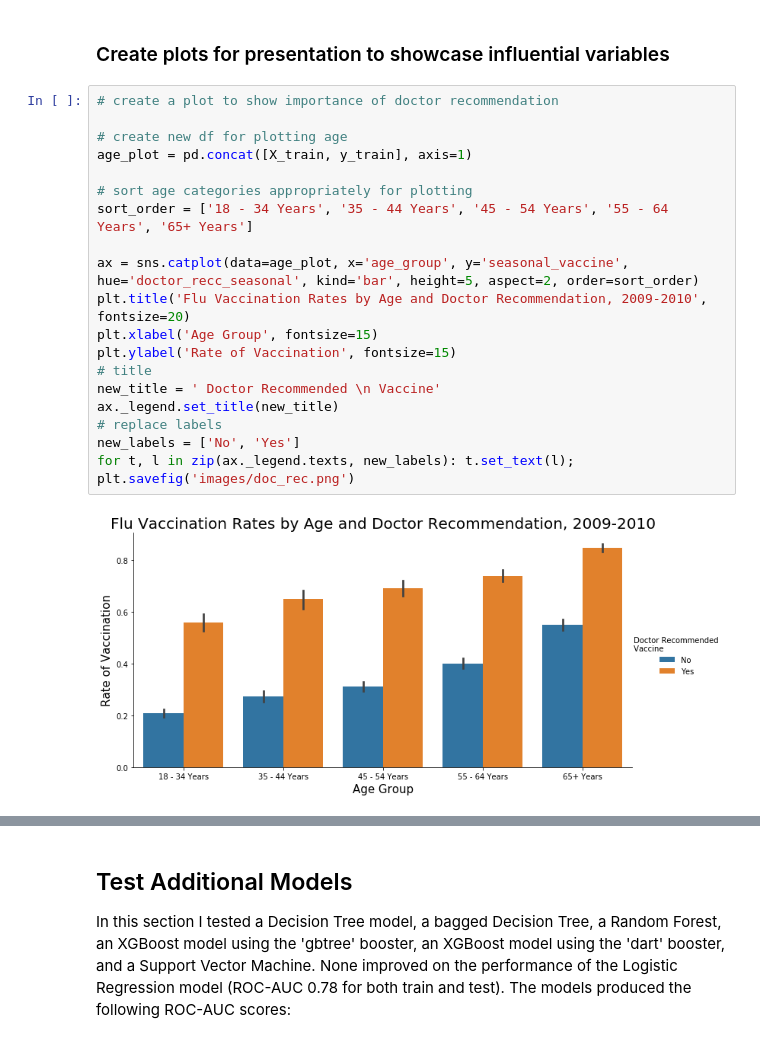
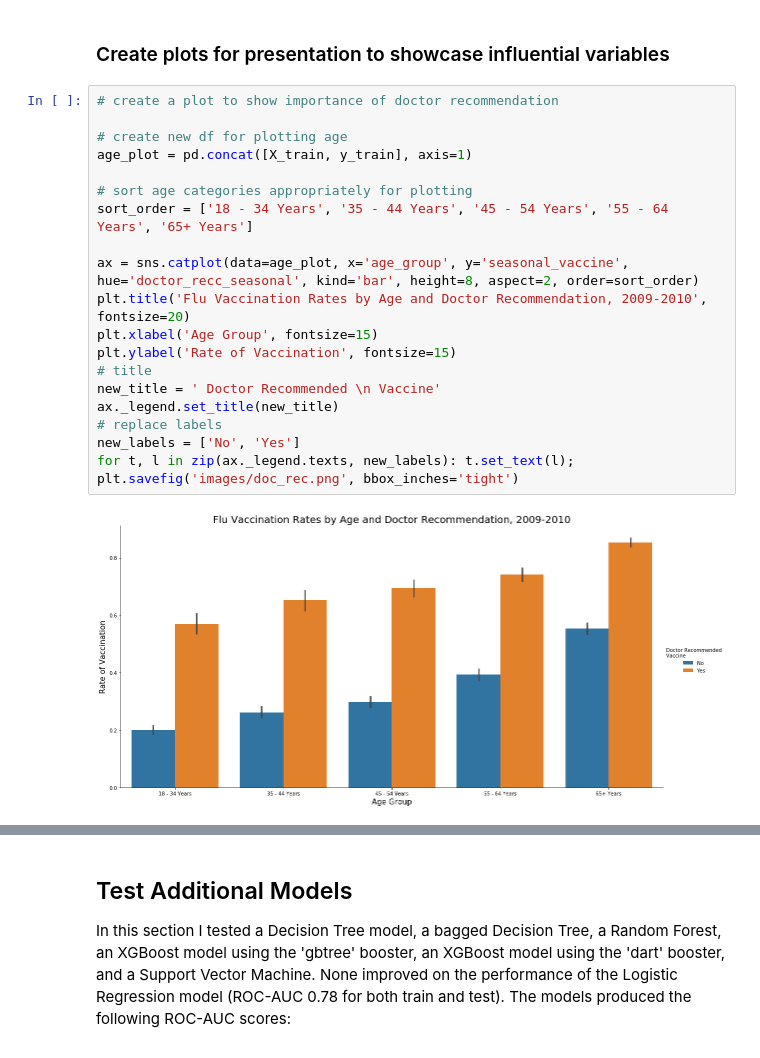
Before and after one commit to lilisbeit/Targeted-Flu-Vaccination-Outreach, a Jupyter notebook: final-model.ipynb, the cells around one changed output, grey strips where cells are left out. Cells and saved outputs as stored; diff of their text form.

Commit message:
add bbox=tight to vizzes

```diff
--- a/final-model.ipynb
+++ b/final-model.ipynb
@@ -1069,25 +1069,25 @@ top_ten
 # %%
 # create a plot to show importance of doctor recommendation
 
 # create new df for plotting age
 age_plot = pd.concat([X_train, y_train], axis=1)
 
 # sort age categories appropriately for plotting
 sort_order = ['18 - 34 Years', '35 - 44 Years', '45 - 54 Years', '55 - 64 Years', '65+ Years']
 
-ax = sns.catplot(data=age_plot, x='age_group', y='seasonal_vaccine', hue='doctor_recc_seasonal', kind='bar', height=5, aspect=2, order=sort_order)
+ax = sns.catplot(data=age_plot, x='age_group', y='seasonal_vaccine', hue='doctor_recc_seasonal', kind='bar', height=8, aspect=2, order=sort_order)
 plt.title('Flu Vaccination Rates by Age and Doctor Recommendation, 2009-2010', fontsize=20)
 plt.xlabel('Age Group', fontsize=15)
 plt.ylabel('Rate of Vaccination', fontsize=15)
 # title
 new_title = ' Doctor Recommended \n Vaccine'
 ax._legend.set_title(new_title)
 # replace labels
 new_labels = ['No', 'Yes']
 for t, l in zip(ax._legend.texts, new_labels): t.set_text(l);
-plt.savefig('images/doc_rec.png')
+plt.savefig('images/doc_rec.png', bbox_inches='tight')
 # %% [output]
-[figure, old version]
+[figure, new version]
 # %%
 # create a plot to show importance of urban/rural designation
 
```
Also changed, not shown: parts of 30 cells of this notebook, 3 other files.
